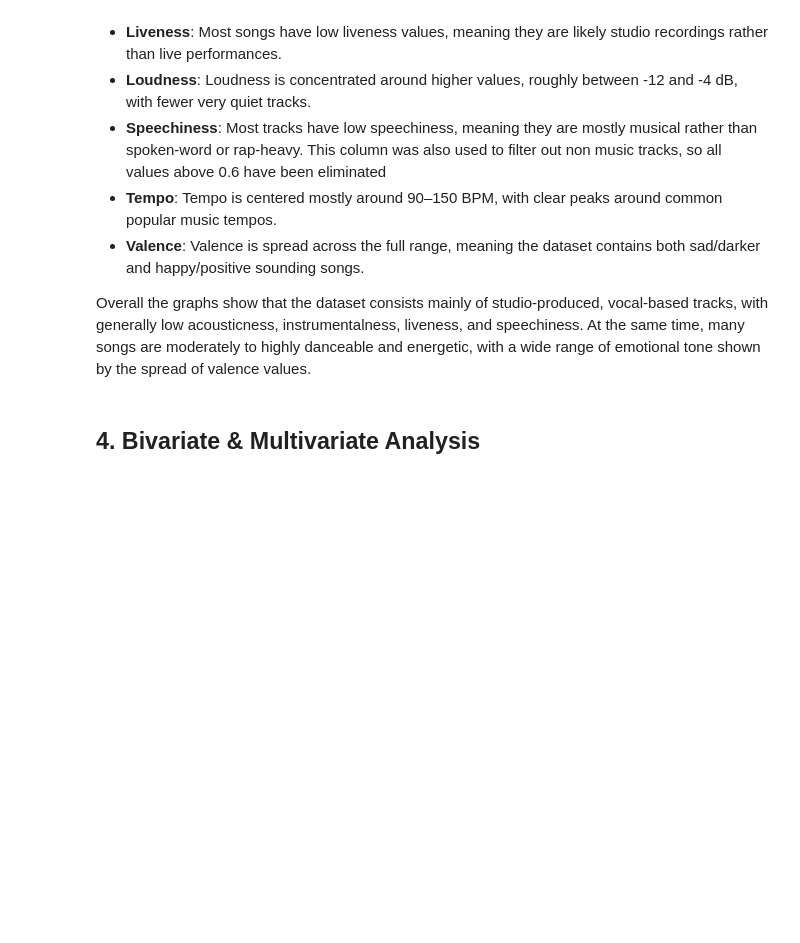
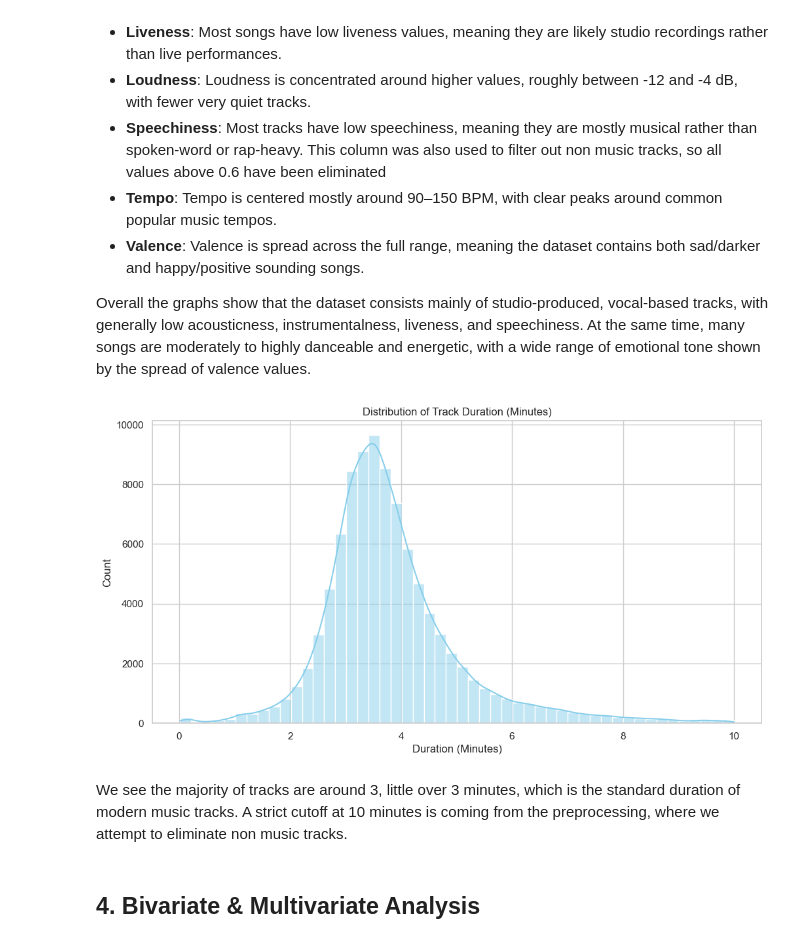
Before and after one commit to ds25m025edbertolima/soe-spotify, a Jupyter notebook: notebooks/4-exploratory-data-analysis.ipynb, the cells around one changed output. Drawn from its saved outputs; the diff is of its cells as text; code cells hidden in the pictures; blank space fills up the shorter version.

```diff
--- a/notebooks/4-exploratory-data-analysis.ipynb
+++ b/notebooks/4-exploratory-data-analysis.ipynb
@@ -330,6 +330,21 @@ else:
 - **Valence**: Valence is spread across the full range, meaning the dataset contains both sad/darker and happy/positive sounding songs.
 
 Overall the graphs show that the dataset consists mainly of studio-produced, vocal-based tracks, with generally low acousticness, instrumentalness, liveness, and speechiness. At the same time, many songs are moderately to highly danceable and energetic, with a wide range of emotional tone shown by the spread of valence values.
+# %%
+
+if not df_tracks.empty:
+    df_tracks["duration_minutes"] = df_tracks["duration_ms"] / 60000
+    sns.histplot(df_tracks["duration_minutes"].dropna(), bins=50, kde=True, color='skyblue')
+    plt.title('Distribution of Track Duration (Minutes)')
+    plt.xlabel('Duration (Minutes)')
+    plt.ylabel('Count')
+    plt.show()
+else:
+    print("No tracks data available.")
+# %% [output]
+[figure, added]
+# %% [markdown]
+We see the majority of tracks are around 3, little over 3 minutes, which is the standard duration of modern music tracks. A strict cutoff at 10 minutes is coming from the preprocessing, where we attempt to eliminate non music tracks.
 # %% [markdown]
 ## 4. Bivariate & Multivariate Analysis
 # %% [markdown]
```
Also changed, not shown: parts of 21 cells of this notebook.
